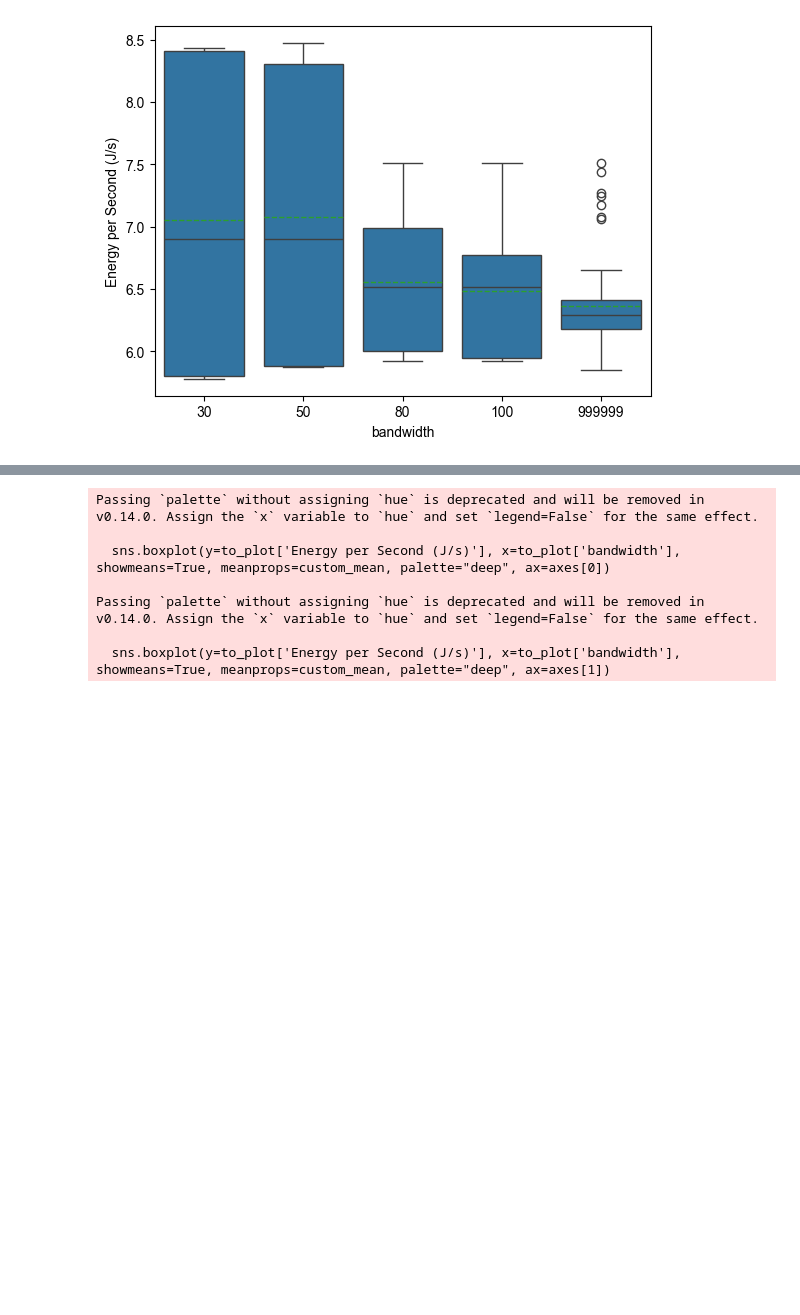
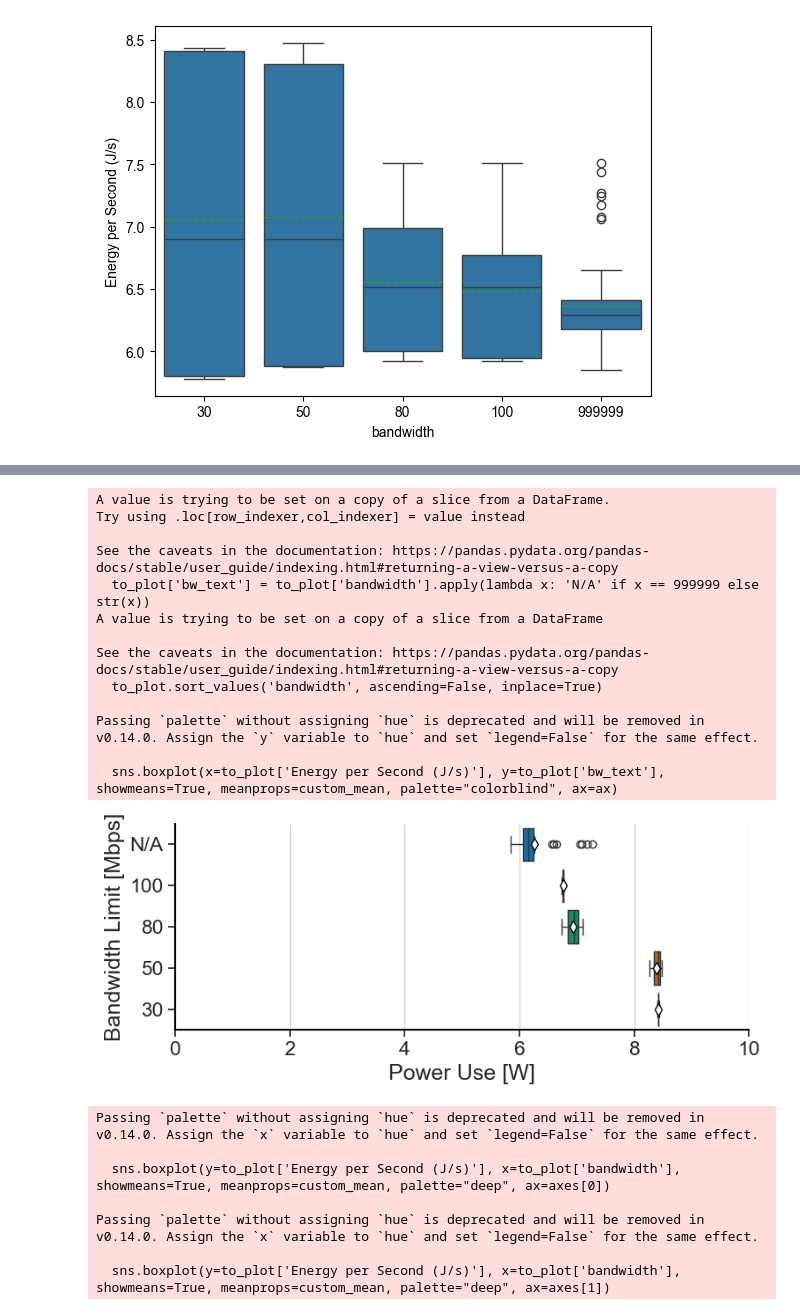
Before and after one commit to Raiduy/librnr-experiments, a Jupyter notebook: new_bm.ipynb, the cells around one changed output, grey strips where cells are left out. Drawn from its saved outputs; the diff is of its cells as text; code cells hidden in the pictures; blank space fills up the shorter version.

Commit message:
update figure 1

```diff
--- a/new_bm.ipynb
+++ b/new_bm.ipynb
@@ -212,3 +219,35 @@ Passing `palette` without assigning `hue` is deprecated and will be removed in v
+# %%
+fig, ax = plt.subplots(figsize=(8, 3.5))
+sns.set_theme(style="whitegrid", rc=custom_params, font_scale=1.5)
+
+to_plot = df[(df['altered_bandwidth'] == True) & (df['is_record'] == False) & (df['device'] == 'Quest-Pro')]
+to_plot['bw_text'] = to_plot['bandwidth'].apply(lambda x: 'N/A' if x == 999999 else str(x))
+to_plot.sort_values('bandwidth', ascending=False, inplace=True)
+
+sns.boxplot(x=to_plot['Energy per Second (J/s)'], y=to_plot['bw_text'], showmeans=True, meanprops=custom_mean, palette="colorblind", ax=ax)
+
+ax.set_xticks([0, 2, 4, 6, 8, 10])
+ax.set_ylabel('Bandwidth Limit [Mbps]')
+ax.set_xlabel('Power Use [W]')
+
+plt.tight_layout()
+plt.savefig('./figures/first_pager_bandwidth.pdf', bbox_inches='tight', format='pdf')
+plt.show()
+# %% [output]
+A value is trying to be set on a copy of a slice from a DataFrame.
+Try using .loc[row_indexer,col_indexer] = value instead
+
+See the caveats in the documentation: https://pandas.pydata.org/pandas-docs/stable/user_guide/indexing.html#returning-a-view-versus-a-copy
+  to_plot['bw_text'] = to_plot['bandwidth'].apply(lambda x: 'N/A' if x == 999999 else str(x))
+A value is trying to be set on a copy of a slice from a DataFrame
+
+See the caveats in the documentation: https://pandas.pydata.org/pandas-docs/stable/user_guide/indexing.html#returning-a-view-versus-a-copy
+  to_plot.sort_values('bandwidth', ascending=False, inplace=True)
+
+Passing `palette` without assigning `hue` is deprecated and will be removed in v0.14.0. Assign the `y` variable to `hue` and set `legend=False` for the same effect.
+
+  sns.boxplot(x=to_plot['Energy per Second (J/s)'], y=to_plot['bw_text'], showmeans=True, meanprops=custom_mean, palette="colorblind", ax=ax)
+[figure, added]
 # %%
 fig, axes = plt.subplots(figsize=(8, 3), ncols=2, sharey=True)
 sns.set_theme(style="whitegrid", rc=custom_params, font_scale=1.7)
```
Also changed, not shown: parts of 2 cells of this notebook, 1 other file.
